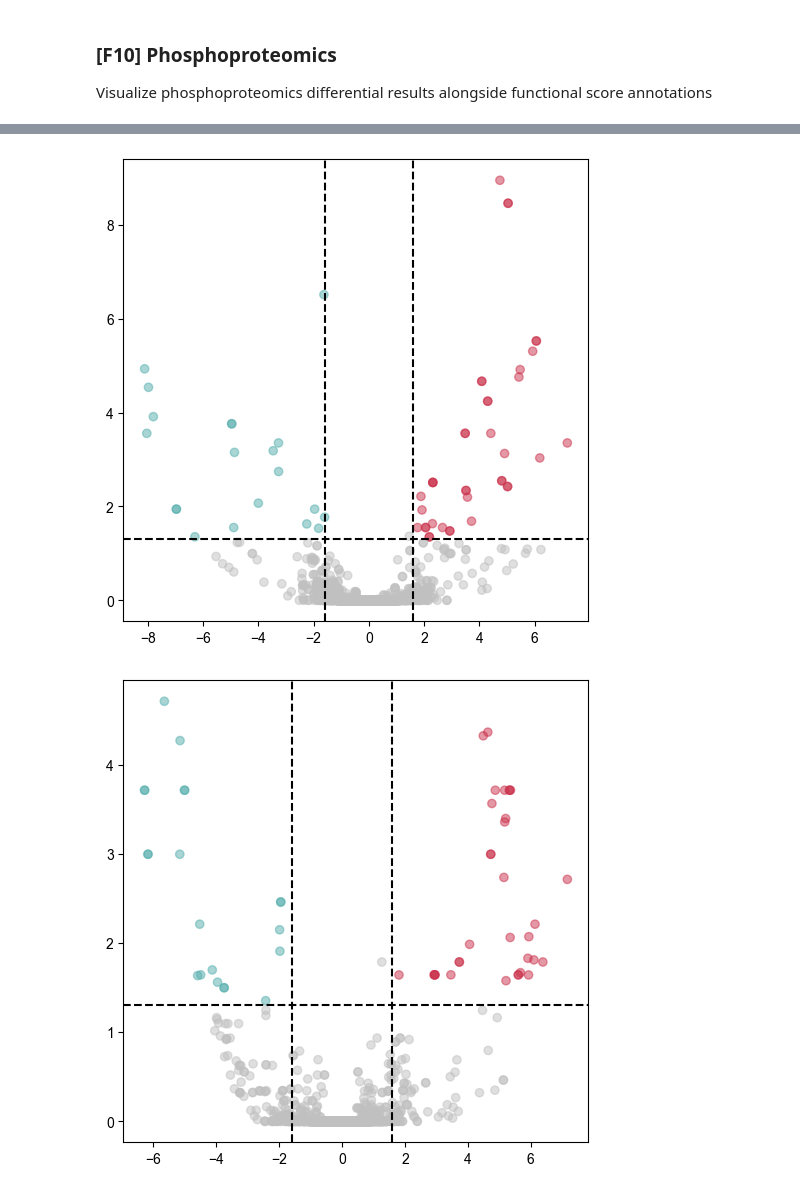
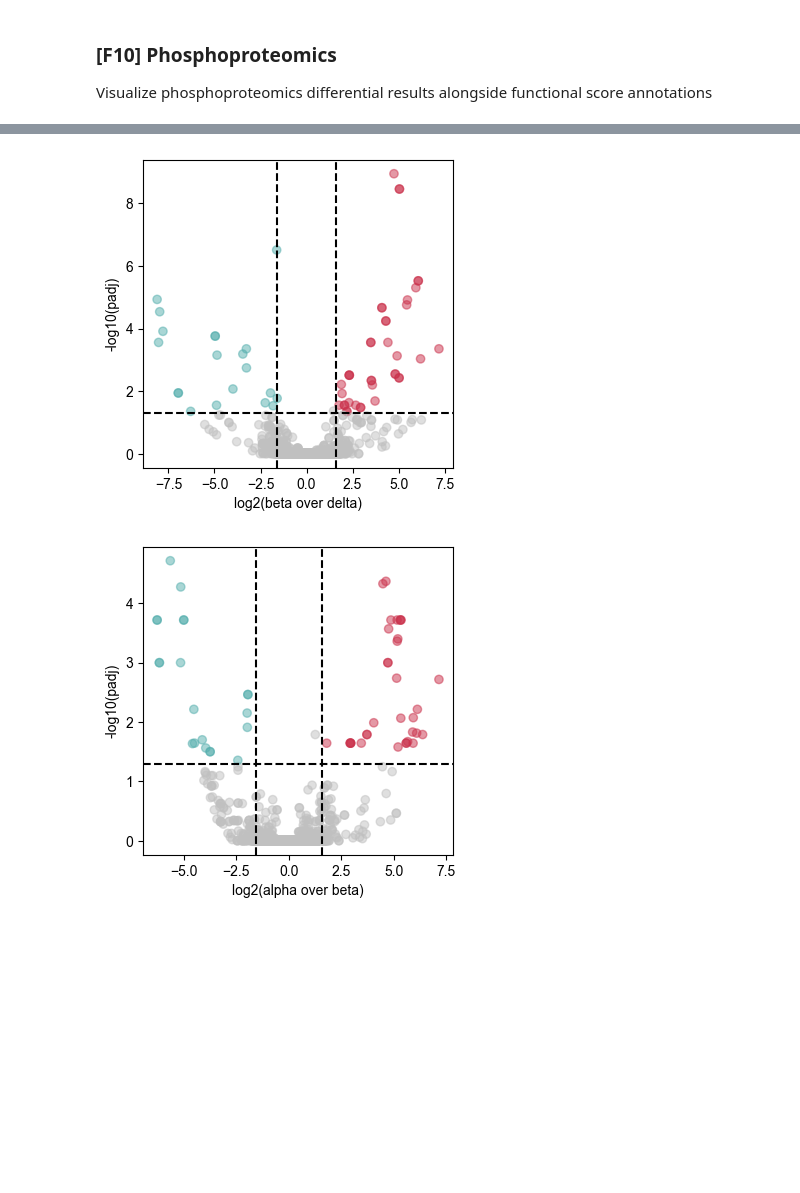
Before and after one commit to MannLabs/IsletsOmics, a Jupyter notebook: figure_notebooks/F08.ipynb, the cells around one changed output, grey strips where cells are left out. Cells and saved outputs as stored; diff of their text form; code cells hidden in the pictures; blank space fills up the shorter version.

```diff
--- a/figure_notebooks/F08.ipynb
+++ b/figure_notebooks/F08.ipynb
@@ -98,11 +82,15 @@ for comparison, diff_exp in ph_diff_exp.items():
     differentially_regulated_sites[comparison] = diff_exp[diff_exp['regulated'].isin(['upregulated', 'downregulated'])].copy()
 
     # plot volcano plot
-    fig, ax = plt.subplots(figsize=(6, 6))
+    fig, ax = plt.subplots(figsize=(4, 4))
 
-    ax.scatter(diff_exp[x_col], diff_exp[f'neg_log10_{y_col}'], c=diff_exp['regulated'].map(colormap), alpha=0.5)
+    reg_colors = diff_exp['regulated'].map(colormap)
+    ax.scatter(diff_exp[x_col], diff_exp[f'neg_log10_{y_col}'], c=reg_colors, alpha=0.5)
 
     ax.axhline(y=-np.log10(P_LIM), color='black', linestyle='--')
     ax.axvline(x=np.log2(X_LIM), color='black', linestyle='--')
     ax.axvline(x=-np.log2(X_LIM), color='black', linestyle='--')
+
+    ax.set_xlabel(f'log2({" ".join(comparison.split("_"))})')
+    ax.set_ylabel('-log10(padj)')
 # %% [output]
@@ -110,2 +98,2 @@ for comparison, diff_exp in ph_diff_exp.items():
-[figure, old version]
+[figure, new version]
-[figure, old version]
+[figure, new version]
```
Also changed, not shown: parts of 6 cells of this notebook.
